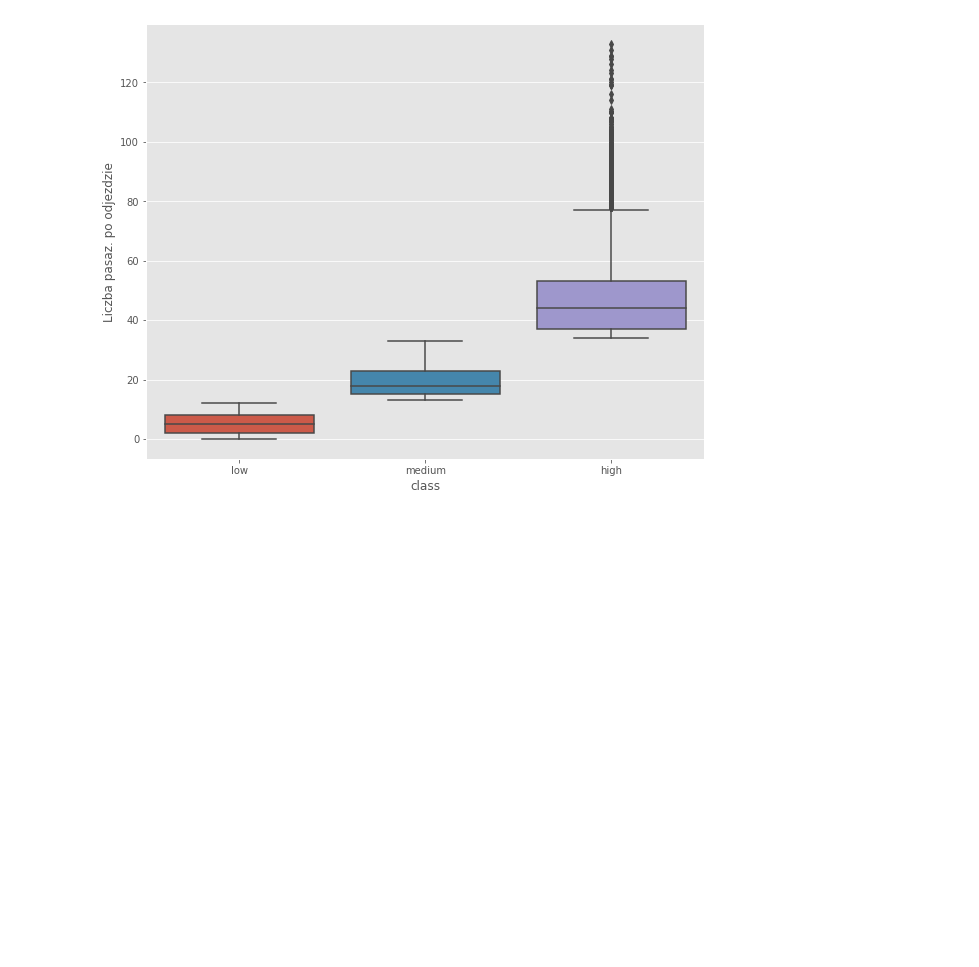
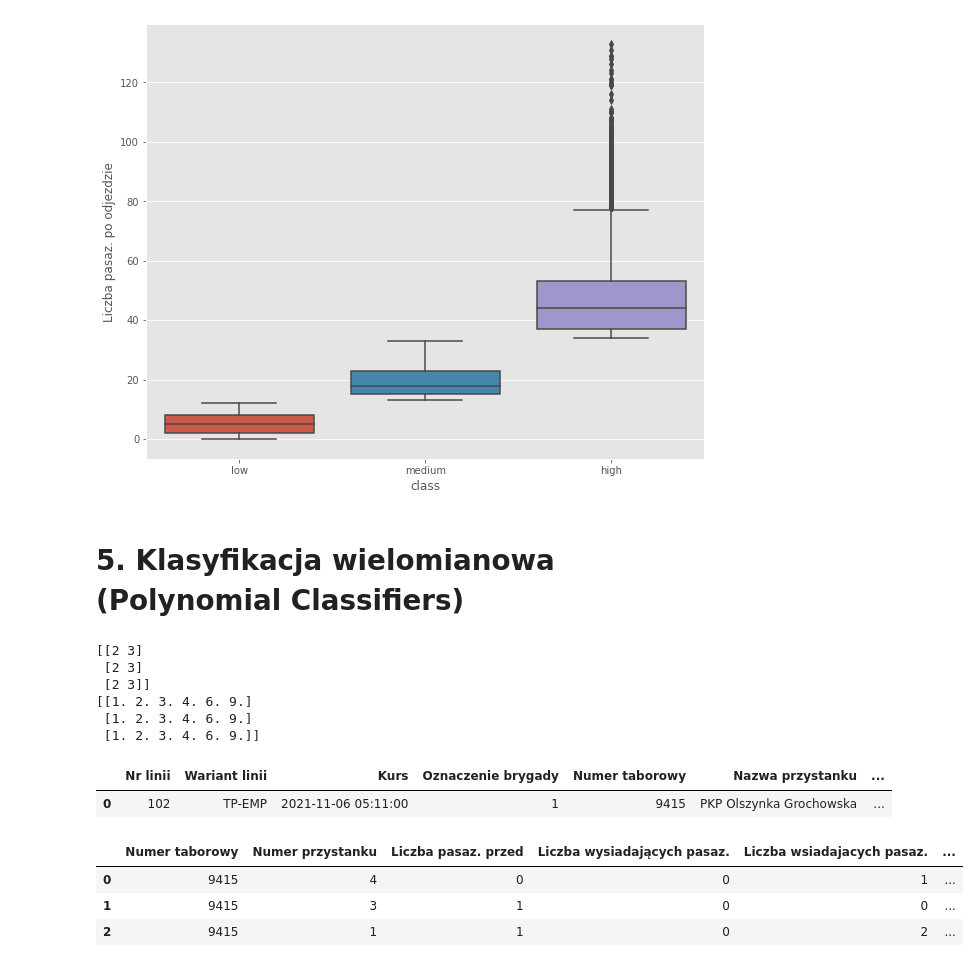
Before and after one commit to Walczi123/Projekt_Przetwarzanie_Danych, a Jupyter notebook: initial_data_processing.ipynb, the cells around one changed output. Drawn from its saved outputs; the diff is of its cells as text; code cells hidden in the pictures; blank space fills up the shorter version.

Commit message:
polynomial classifiers

```diff
--- a/initial_data_processing.ipynb
+++ b/initial_data_processing.ipynb
@@ -226,3 +226,5 @@ ax = sns.boxplot(
 )
 # %% [output]
 [figure]
+# %% [markdown]
+# 5. Klasyfikacja wielomianowa (Polynomial Classifiers)
@@ -228,0 +234,29 @@ ax = sns.boxplot(
+# %%
+
+# define the dataset
+data = asarray([[2,3],[2,3],[2,3]])
+print(data)
+# perform a polynomial features transform of the dataset
+trans = PolynomialFeatures(degree=2)
+data = trans.fit_transform(data)
+print(data)
+# %% [output]
+[[2 3]
+ [2 3]
+ [2 3]]
+[[1. 2. 3. 4. 6. 9.]
+ [1. 2. 3. 4. 6. 9.]
+ [1. 2. 3. 4. 6. 9.]]
+# %%
+df.head(1)
+# %% [output]
+|  | Nr linii | Wariant linii | Kurs | Oznaczenie brygady | Numer taborowy | Nazwa przystanku | ... |
+| 0 | 102 | TP-EMP | 2021-11-06 05:11:00 | 1 | 9415 | PKP Olszynka Grochowska | ... |
+# %%
+df_polfeat = df[['Numer taborowy','Numer przystanku','Liczba pasaz. przed','Liczba wysiadających pasaz.','Liczba wsiadajacych pasaz.','Liczba pasaz. po odjezdzie']]
+df_polfeat.head(3)
+# %% [output]
+|  | Numer taborowy | Numer przystanku | Liczba pasaz. przed | Liczba wysiadających pasaz. | Liczba wsiadajacych pasaz. | ... |
+| 0 | 9415 | 4 | 0 | 0 | 1 | ... |
+| 1 | 9415 | 3 | 1 | 0 | 0 | ... |
+| 2 | 9415 | 1 | 1 | 0 | 2 | ... |
```
Also changed, not shown: parts of 6 cells of this notebook, 1 other file.
